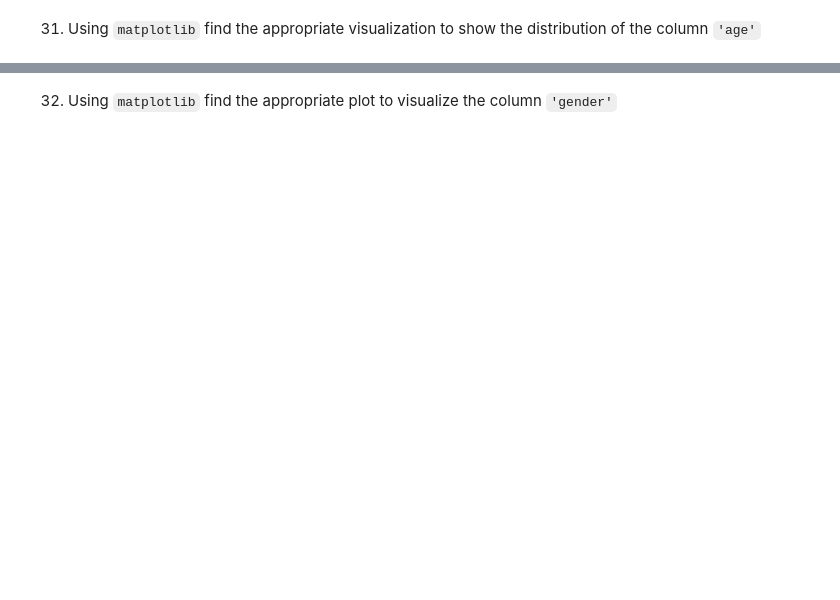
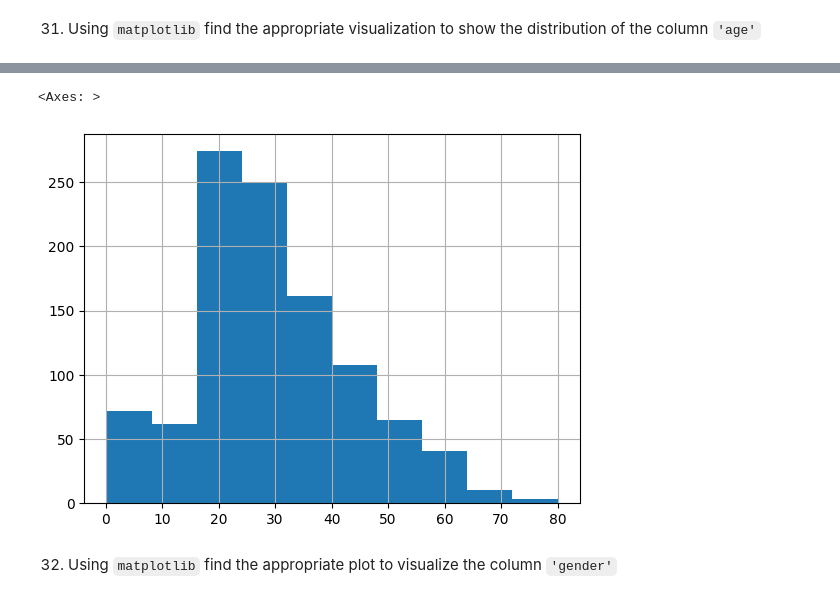
Before and after one commit to angelrodnah/2309_dsft_thebridge, a Jupyter notebook: 2-Data_Analysis/2-Pandas/Practica/7-Titanic/Titanic-exercise.ipynb, the cells around one changed output, grey strips where cells are left out. Cells and saved outputs as stored; diff of their text form; code cells hidden in the pictures; blank space fills up the shorter version.

```diff
--- a/2-Data_Analysis/2-Pandas/Practica/7-Titanic/Titanic-exercise.ipynb
+++ b/2-Data_Analysis/2-Pandas/Practica/7-Titanic/Titanic-exercise.ipynb
@@ -99,2 +669,7 @@ Hint: There were two people with the same name, who?
+# %%
+titanic['age'].hist()
+# %% [output]
+<Axes: >
+[figure, added]
 # %% [markdown]
 32. Using `matplotlib` find the appropriate plot to visualize the column `'gender'`
```
Also changed, not shown: parts of 72 cells of this notebook.
